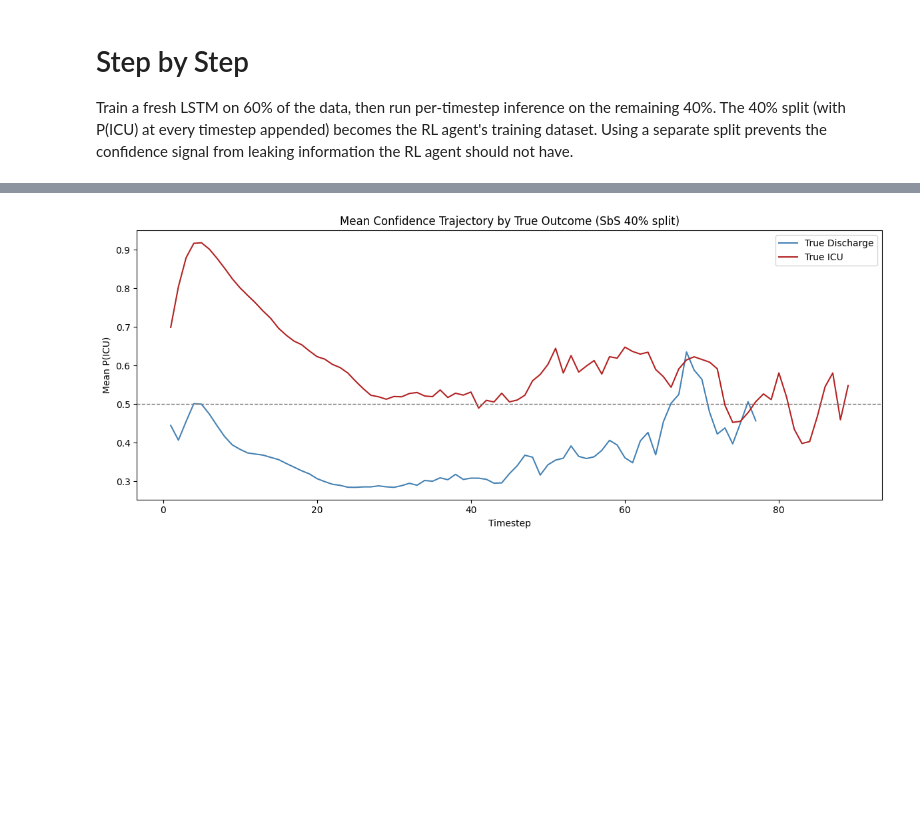
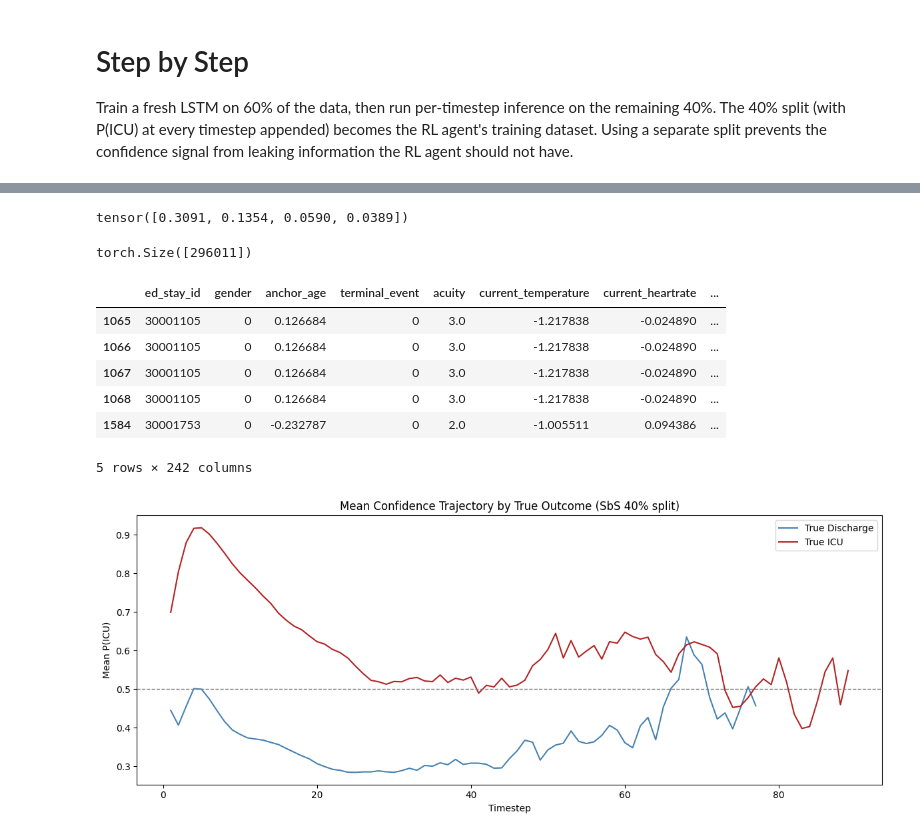
Before and after one commit to tkbarb10/ADS599-Capstone, a Jupyter notebook: lstm_one_hot_modeling.ipynb, the cells around one changed output, grey strips where cells are left out. Saved outputs shown, nothing was run; the diff lists cells and outputs as text; code cells hidden in the pictures; blank space fills up the shorter version.

```diff
--- a/lstm_one_hot_modeling.ipynb
+++ b/lstm_one_hot_modeling.ipynb
@@ -955,3 +1020,29 @@ lengths_all shape:   torch.Size([33684])
+# %%
+icu_probs = sbs_seq_probs_all[:, :, 1]
+# %%
+icu_probs[0, :sbs_lengths_all[0]]
+# %% [output]
+tensor([0.3091, 0.1354, 0.0590, 0.0389])
+# %%
+t = torch.arange(sbs_seq_probs_all.shape[1]).unsqueeze(0)
+# %%
+mask = t < sbs_lengths_all.unsqueeze(1)
+# %%
+icu_probs[mask].shape
+# %% [output]
+torch.Size([296011])
+# %%
+df_sbs_infer['p_icu'] = icu_probs[mask]
+# %%
+df_sbs_infer.head()
+# %% [output]
+|  | ed_stay_id | gender | anchor_age | terminal_event | acuity | current_temperature | current_heartrate | ... |
+| 1065 | 30001105 | 0 | 0.126684 | 0 | 3.0 | -1.217838 | -0.024890 | ... |
+| 1066 | 30001105 | 0 | 0.126684 | 0 | 3.0 | -1.217838 | -0.024890 | ... |
+| 1067 | 30001105 | 0 | 0.126684 | 0 | 3.0 | -1.217838 | -0.024890 | ... |
+| 1068 | 30001105 | 0 | 0.126684 | 0 | 3.0 | -1.217838 | -0.024890 | ... |
+| 1584 | 30001753 | 0 | -0.232787 | 0 | 2.0 | -1.005511 | 0.094386 | ... |
+5 rows × 242 columns
 # %%
 from matplotlib.lines import Line2D
 
```
Also changed, not shown: parts of 29 cells of this notebook, 12 other files.
